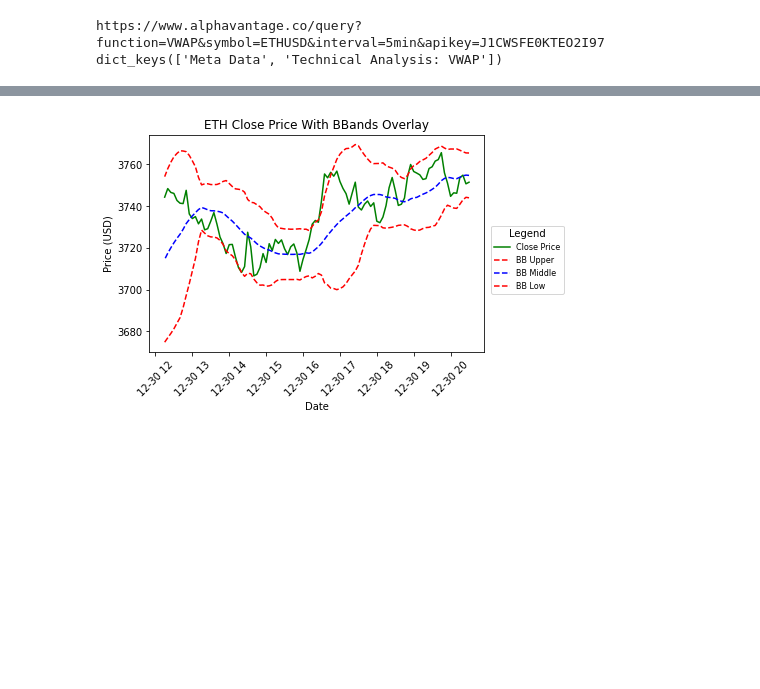
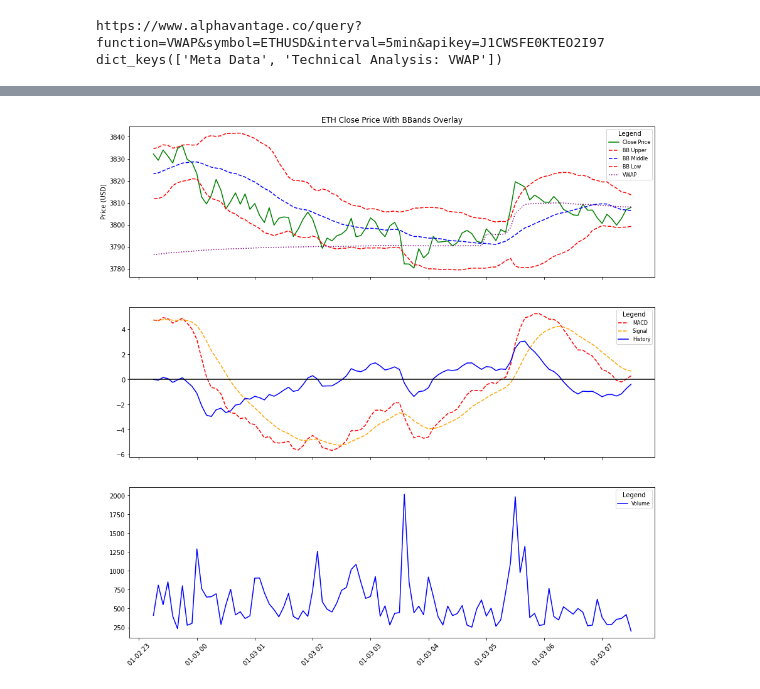
Before and after one commit to jdkincan/thesis, a Jupyter notebook: test.ipynb, the cells around one changed output, grey strips where cells are left out. Cells and saved outputs as stored; diff of their text form; code cells hidden in the pictures; blank space fills up the shorter version.

Commit message:
Edit visualization

```diff
--- a/test.ipynb
+++ b/test.ipynb
@@ -229,25 +229,34 @@ df.head()
 # %%
 # Case Study 5
 # Define figure and axis
-fig, axs = plt.subplots(1,1)
+fig, axs = plt.subplots(3,1, sharex = True, figsize = (15, 15))
 
 # Set title and axes labels
-axs.set_title("ETH Close Price With BBands Overlay")
-axs.set_xlabel("Date")
-axs.set_ylabel("Price (USD)")
+axs[0].set_title("ETH Close Price With BBands Overlay")
+axs[0].set_ylabel("Price (USD)")
 
 # Create the plot
-axs.plot(df['close'], "-", label = "Close Price", color = "green")
-axs.plot(df['bband.up'], "--", label = "BB Upper", color = "red")
-axs.plot(df['bband.mid'], "--", label = "BB Middle", color = "blue")
-axs.plot(df['bband.low'], "--", label = "BB Low", color = "red")
-axs.legend(title = "Legend", fontsize = 8, bbox_to_anchor=(1.25, .6), loc="upper right")
+axs[0].plot(df['close'], "-", label = "Close Price", color = "green")
+axs[0].plot(df['bband.up'], "--", label = "BB Upper", color = "red")
+axs[0].plot(df['bband.mid'], "--", label = "BB Middle", color = "blue")
+axs[0].plot(df['bband.low'], "--", label = "BB Low", color = "red")
+axs[0].plot(df['vwap'], ":", label = "VWAP", color = "purple")
+axs[0].legend(title = "Legend", fontsize = 8, loc = "upper right")
+
+axs[1].plot(df['macd'], "--", label = "MACD", color = "red")
+axs[1].plot(df['macd.sig'], "--", label = "Signal", color = "orange")
+axs[1].plot(df['macd.hist'], "-", label = "History", color = "blue")
+axs[1].legend(title = "Legend", fontsize = 8) #bbox_to_anchor=(1.25, .6))
+axs[1].axhline(y=0, color = 'black')
+
+axs[2].plot(df['volume'], "-", label = "Volume", color = "blue")
+axs[2].legend(title = "Legend", fontsize = 8)
 plt.xticks(rotation=45)
 
 # Show
 plt.show()
 # %% [output]
-[figure, old version]
+[figure, new version]
 # %%
 # Define figure and axis
 fig, axs = plt.subplots(2,1, sharex=True)
```
Also changed, not shown: parts of 9 cells of this notebook.
